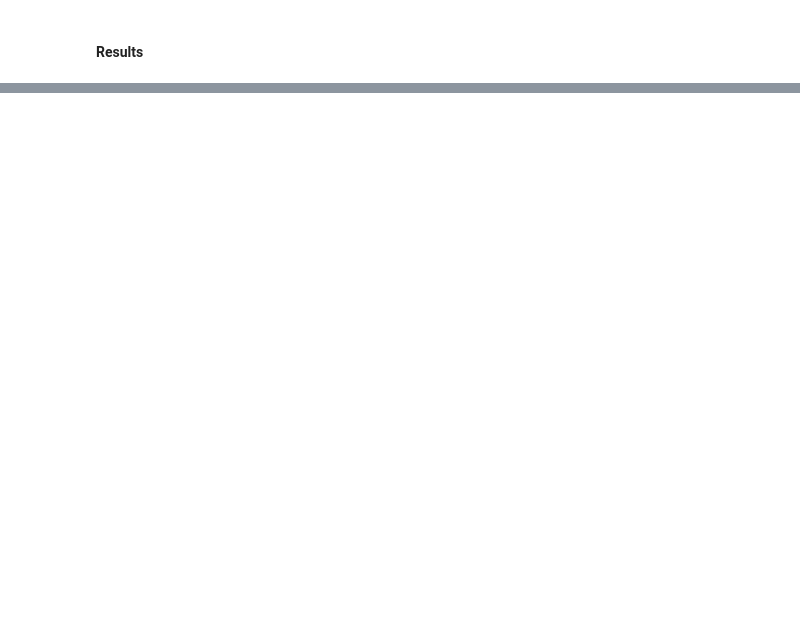
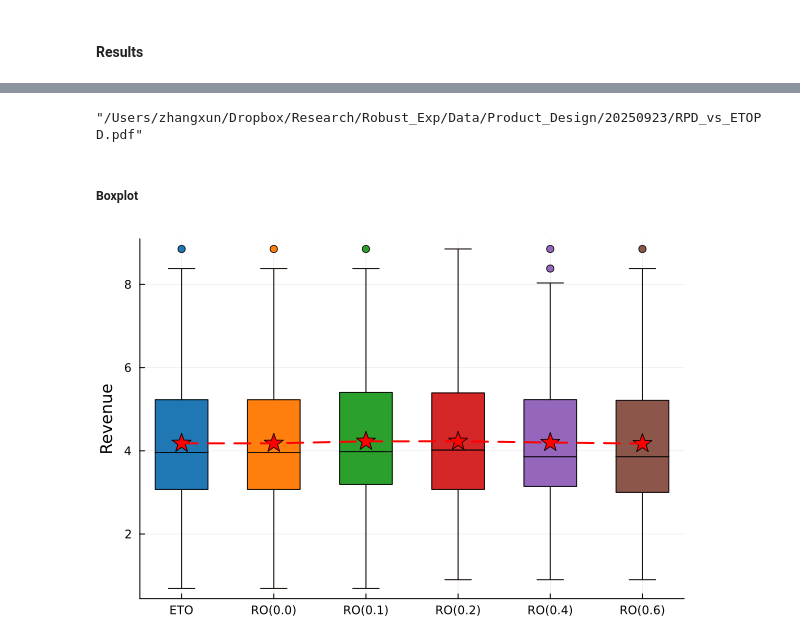
Before and after one commit to xunzhang-sjtu/Robust_Exp, a Jupyter notebook: Product_Design/Main.ipynb, the cells around one changed output, grey strips where cells are left out. Drawn from its saved outputs; the diff is of its cells as text; code cells hidden in the pictures; blank space fills up the shorter version.

Commit message:
update for Product Design

```diff
--- a/Product_Design/Main.ipynb
+++ b/Product_Design/Main.ipynb
@@ -64,7 +77,6 @@ save(string(data_dir,"Input_Data.jld2"),Input_Data)
 # %% [markdown]
 #### Estimation
 # %%
-lambda_list = [0.0001]
 Estimate_Dict = Dict()
 for ins in 1:instances
     data_dir_ins = string(data_dir, "instance=$ins/")
@@ -85,3 +115,14 @@ save(string(data_dir,"Estimate_Dict.jld2"),Estimate_Dict)
+# %%
+# 初始化 5x50 的零矩阵
+C_mat = zeros(Int, 3, d)
+# 按行设置：第 i 行从第 (i-1)*10 + 1 列到第 i*10 列设为 1
+for i in 1:2
+    start_col = (i - 1) * 10 + 1
+    end_col = i * 10
+    C_mat[i, start_col:end_col] .= 1
+end
+# # 显示结果
+# display(C_mat)
 # %% [markdown]
 #### True
 # %%
@@ -263,0 +447,57 @@ end
+# %%
+plot(gamma_list[1:7], RO_ETO_Ratio_Mean[1:7], marker=:o, xlabel=L"\gamma", label="Average Profit", xticks=(gamma_list[1:7], string.(gamma_list[1:7])))
+plot!(gamma_list[1:7], RO_ETO_Ratio_Std[1:7], marker=:o, xlabel=L"\gamma", ylabel="RPD/ETOPD", label="Std of Profit")
+hline!([1.0], linestyle=:dash, color=:red, label="")
+savefig(string(data_dir, "RPD_vs_ETOPD.pdf"))
+# %% [output]
+"/Users/zhangxun/Dropbox/Research/Robust_Exp/Data/Product_Design/20250923/RPD_vs_ETOPD.pdf"
+# %% [markdown]
+##### Boxplot
+# %%
+Profit_ETO_All_Ins = profit_ETO_avg[:,1];
+Profit_RO_All_Ins = Dict();
+for g_index in 1:length(gamma_list)
+    gamma=gamma_list[g_index]
+    Profit_RO_All_Ins["gamma=$(gamma)"] = profit_RO_avg[:,1,g_index]
+end
+# %%
+gamma_chosen = gamma_list[1:5]
+data = [Profit_ETO_All_Ins, [Profit_RO_All_Ins["gamma=$(gamma)"] for gamma in gamma_chosen]...]
+labels = ["ETO"; ["RO($gamma)" for gamma in gamma_chosen]]
+# --- 1) 展开成长表 ---
+df = DataFrame(
+    value = vcat(data...),
+    group = repeat(labels, inner = length(data[1]))
+)
+
+mycolors = palette(:tab10)[1:length(labels)]   # tab10 最多10个颜色
+
+# --- 3) 绘制箱线图 ---
+@df df boxplot(:group, :value;
+    group = :group,
+    palette = mycolors,
+    legend = false,
+    ylabel = "Revenue",
+    # title = "Revenue Distribution"
+)
+
+# --- 4) 计算均值 ---
+means = combine(groupby(df, :group), :value => mean => :mean_val)
+
+for i in 1:length(labels)
+    scatter!([labels[i]], [means.mean_val[i]];
+        color = :red,
+        marker = (:star, 10),
+        label = "")
+end
+
+# # --- 6) 绘制均值连线（这里必须把类别转为数值 1:N） ---
+plot!(labels, means.mean_val;
+    seriestype = :line,
+    color = :red,
+    lw = 2,
+    ls = :dash,
+    label = "Mean trend"
+)
+# %% [output]
+[figure, added]
```
Also changed, not shown: parts of 13 cells of this notebook, 3 other files.
